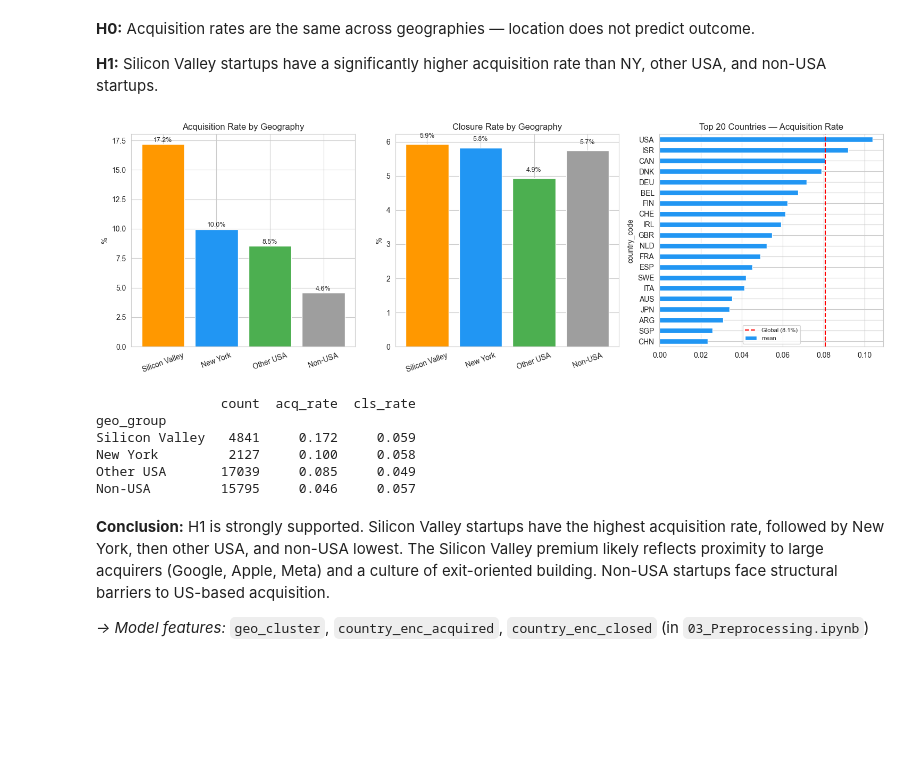
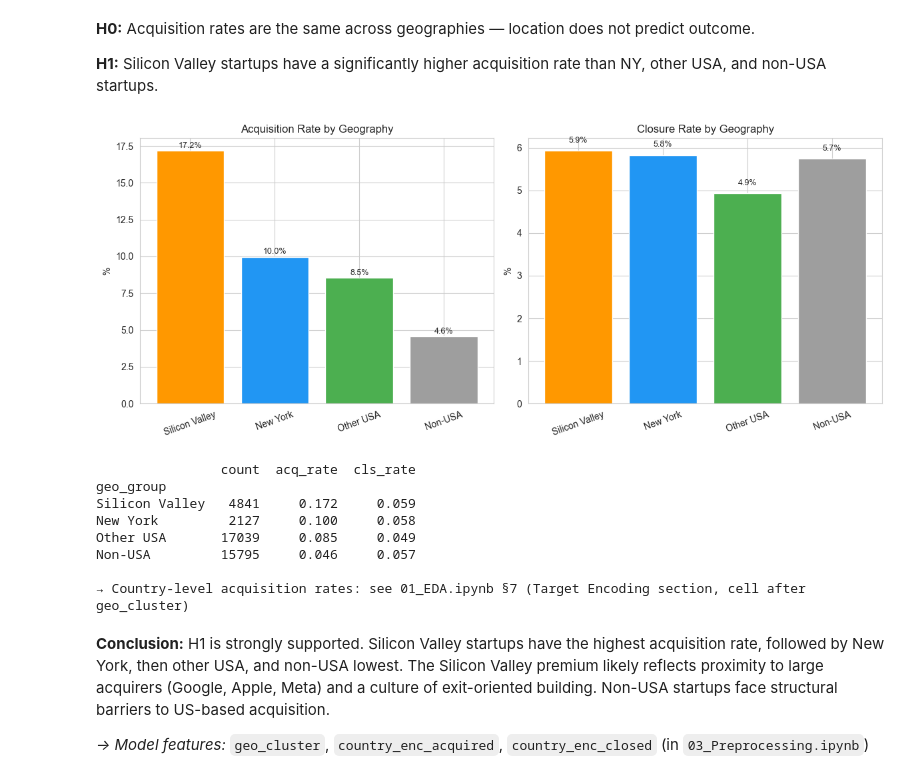
Before and after one commit to Tzvia1/DS-ml-project, a Jupyter notebook: 02_Research_Questions.ipynb, the cells around one changed output. Saved outputs shown, nothing was run; the diff lists cells and outputs as text; code cells hidden in the pictures; blank space fills up the shorter version.

```diff
--- a/02_Research_Questions.ipynb
+++ b/02_Research_Questions.ipynb
@@ -215,44 +197,39 @@ above average, confirming the H1 direction.
 and non-USA startups.
 # %%
 geo_stats = df.groupby('geo_group').agg(
-    count   =('acquired','count'),
-    acq_rate=('acquired','mean'),
-    cls_rate=('outcome', lambda x: (x=='closed').mean())
+    count   =('acquired', 'count'),
+    acq_rate=('acquired', 'mean'),
+    cls_rate=('outcome', lambda x: (x == 'closed').mean())
 ).reset_index()
 
-fig, axes = plt.subplots(1, 3, figsize=(15, 5))
-order = ['Silicon Valley','New York','Other USA','Non-USA']
-colors = ['#FF9800','#2196F3','#4CAF50','#9E9E9E']
+fig, axes = plt.subplots(1, 2, figsize=(12, 5))
+order  = ['Silicon Valley', 'New York', 'Other USA', 'Non-USA']
+colors = ['#FF9800', '#2196F3', '#4CAF50', '#9E9E9E']
 
 for ax, col, title in zip(axes,
-    ['acq_rate','cls_rate'],
-    ['Acquisition Rate by Geography','Closure Rate by Geography']):
+    ['acq_rate', 'cls_rate'],
+    ['Acquisition Rate by Geography', 'Closure Rate by Geography']):
     data = geo_stats.set_index('geo_group').reindex(order)[col]
-    ax.bar(order, data*100, color=colors)
+    ax.bar(order, data * 100, color=colors)
     ax.set_title(title); ax.set_ylabel('%')
     ax.tick_params(axis='x', rotation=20)
-    for i, v in enumerate(data*100):
-        ax.text(i, v+0.2, f'{v:.1f}%', ha='center', fontsize=9)
-
-# Country-level
-cc = df.groupby('country_code')['acquired'].agg(['mean','count'])
-cc = cc[cc['count']>=100].sort_values('mean',ascending=False).head(20)
-cc['mean'].sort_values().plot(kind='barh', ax=axes[2], color='#2196F3')
-axes[2].axvline(df['acquired'].mean(), color='red', linestyle='--',
-                label=f'Global ({df["acquired"].mean():.1%})')
-axes[2].set_title('Top 20 Countries — Acquisition Rate')
-axes[2].legend(fontsize=8)
+    for i, v in enumerate(data * 100):
+        ax.text(i, v + 0.2, f'{v:.1f}%', ha='center', fontsize=9)
 
 plt.tight_layout(); plt.show()
+
 print(geo_stats.set_index('geo_group').reindex(order).round(3).to_string())
+print('\n→ Country-level acquisition rates: see 01_EDA.ipynb §7 (Target Encoding section, cell after geo_cluster)')
 # %% [output]
-[figure, old version]
+[figure, new version]
                 count  acq_rate  cls_rate
 geo_group
 Silicon Valley   4841     0.172     0.059
 New York         2127     0.100     0.058
 Other USA       17039     0.085     0.049
 Non-USA         15795     0.046     0.057
+
+→ Country-level acquisition rates: see 01_EDA.ipynb §7 (Target Encoding section, cell after geo_cluster)
 # %% [markdown]
 **Conclusion:** H1 is strongly supported. Silicon Valley startups have the highest acquisition rate,
 followed by New York, then other USA, and non-USA lowest. The Silicon Valley premium likely reflects
```
Also changed, not shown: parts of 2 cells of this notebook, 22 other files.
